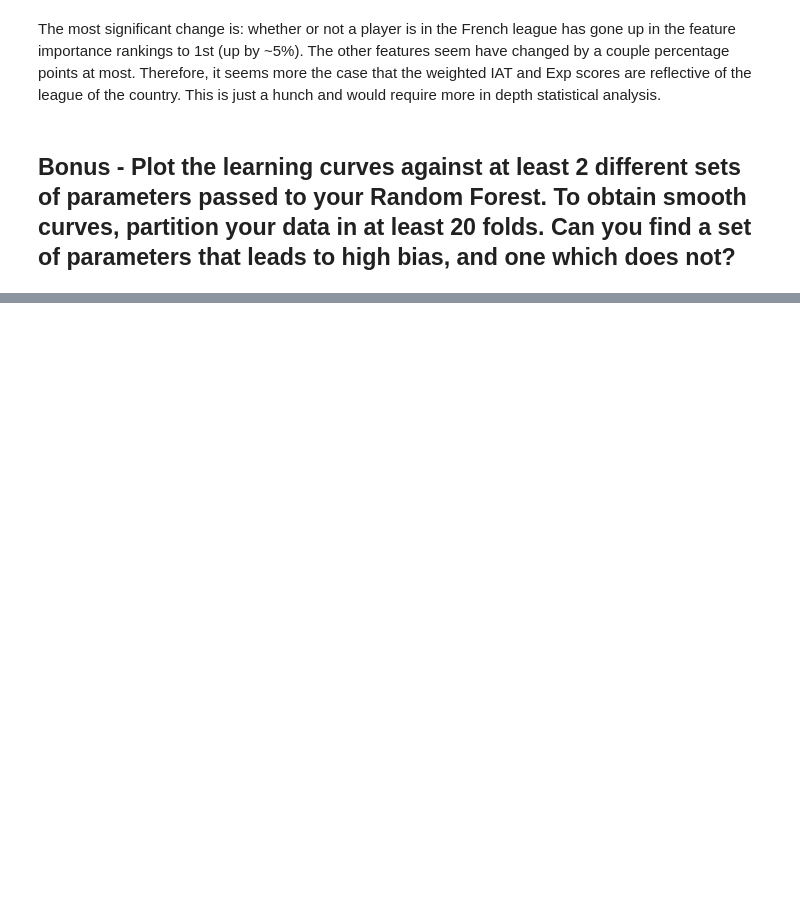
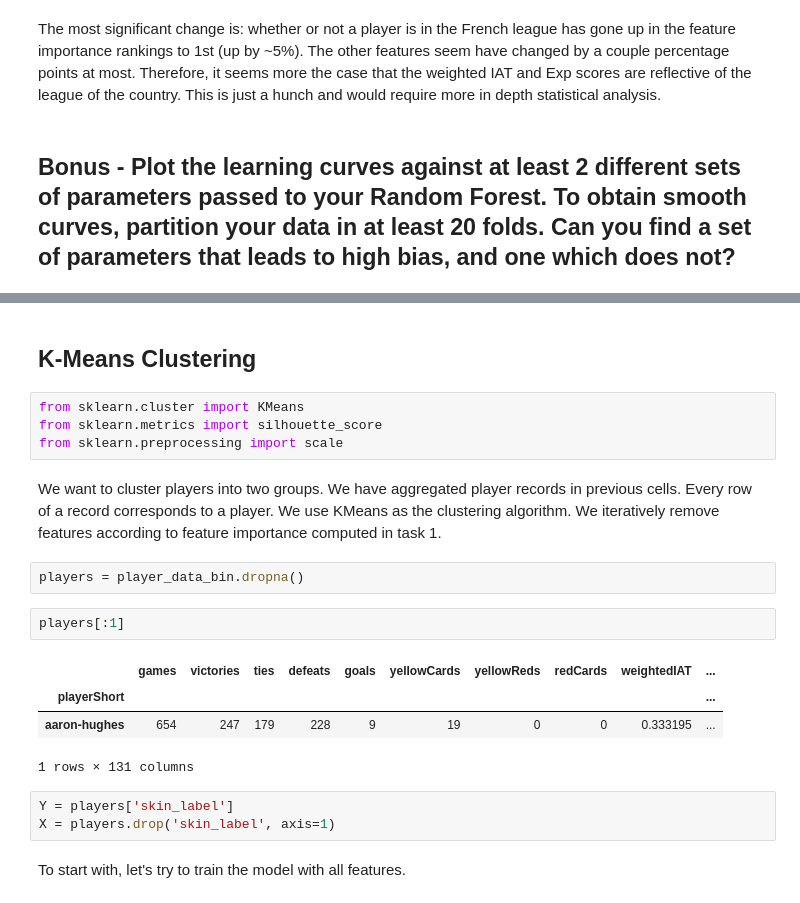
Before and after one commit to BeforeRain/ADA-homework, a Jupyter notebook: 04 - Applied ML/submission_v1.ipynb, the cells around one changed output, grey strips where cells are left out. Drawn from its saved outputs; the diff is of its cells as text; blank space fills up the shorter version.

Commit message:
Merge with task1

```diff
--- a/04 - Applied ML/submission_v1.ipynb
+++ b/04 - Applied ML/submission_v1.ipynb
@@ -676,0 +681,23 @@ The most significant change is: whether or not a player is in the French league
+# %% [markdown]
+## K-Means Clustering
+# %%
+from sklearn.cluster import KMeans
+from sklearn.metrics import silhouette_score
+from sklearn.preprocessing import scale
+# %% [markdown]
+We want to cluster players into two groups. We have aggregated player records in previous cells. Every row of a record corresponds to a player.
+We use KMeans as the clustering algorithm. We iteratively remove features according to feature importance computed in task 1.
+# %%
+players = player_data_bin.dropna()
+# %%
+players[:1]
+# %% [output]
+|  | games | victories | ties | defeats | goals | yellowCards | yellowReds | redCards | weightedIAT | ... |
+| playerShort |  |  |  |  |  |  |  |  |  | ... |
+| aaron-hughes | 654 | 247 | 179 | 228 | 9 | 19 | 0 | 0 | 0.333195 | ... |
+1 rows × 131 columns
+# %%
+Y = players['skin_label']
+X = players.drop('skin_label', axis=1)
+# %% [markdown]
+To start with, let's try to train the model with all features.
```
Also changed, not shown: parts of 16 cells of this notebook, 1 other file.
